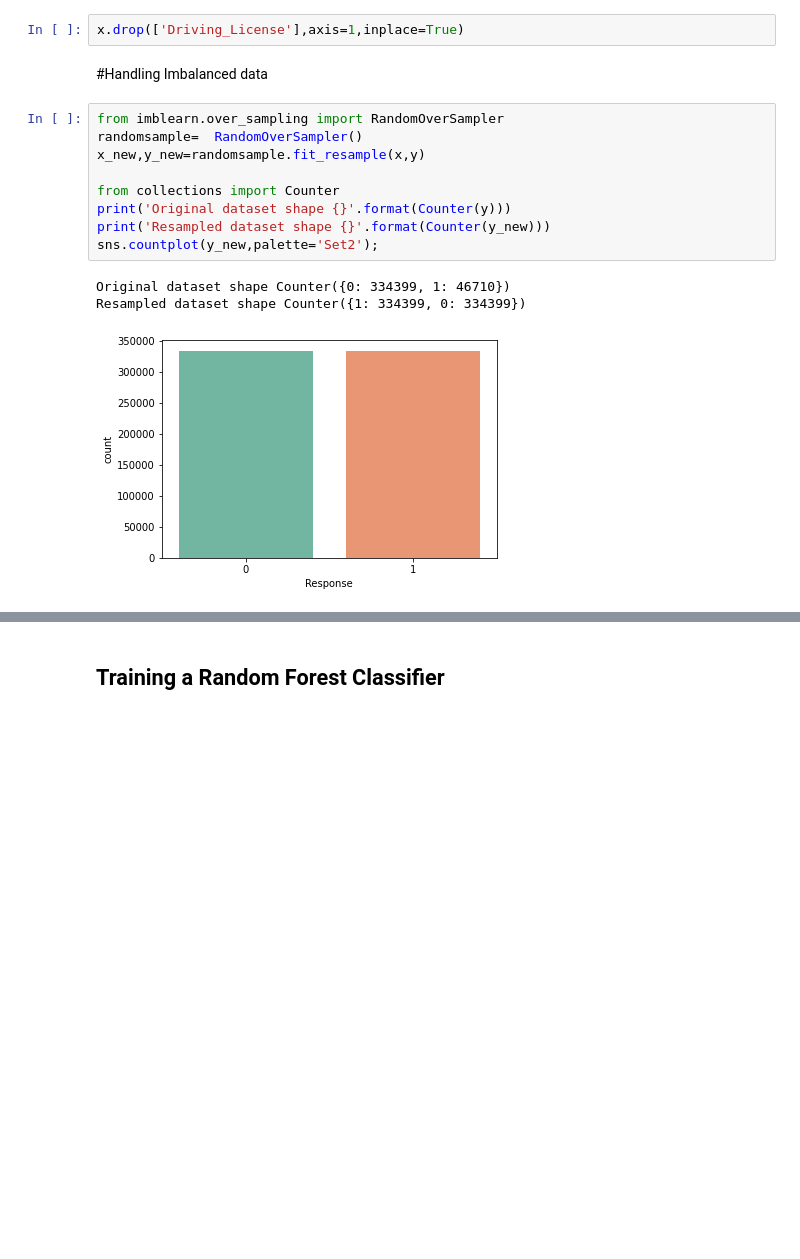
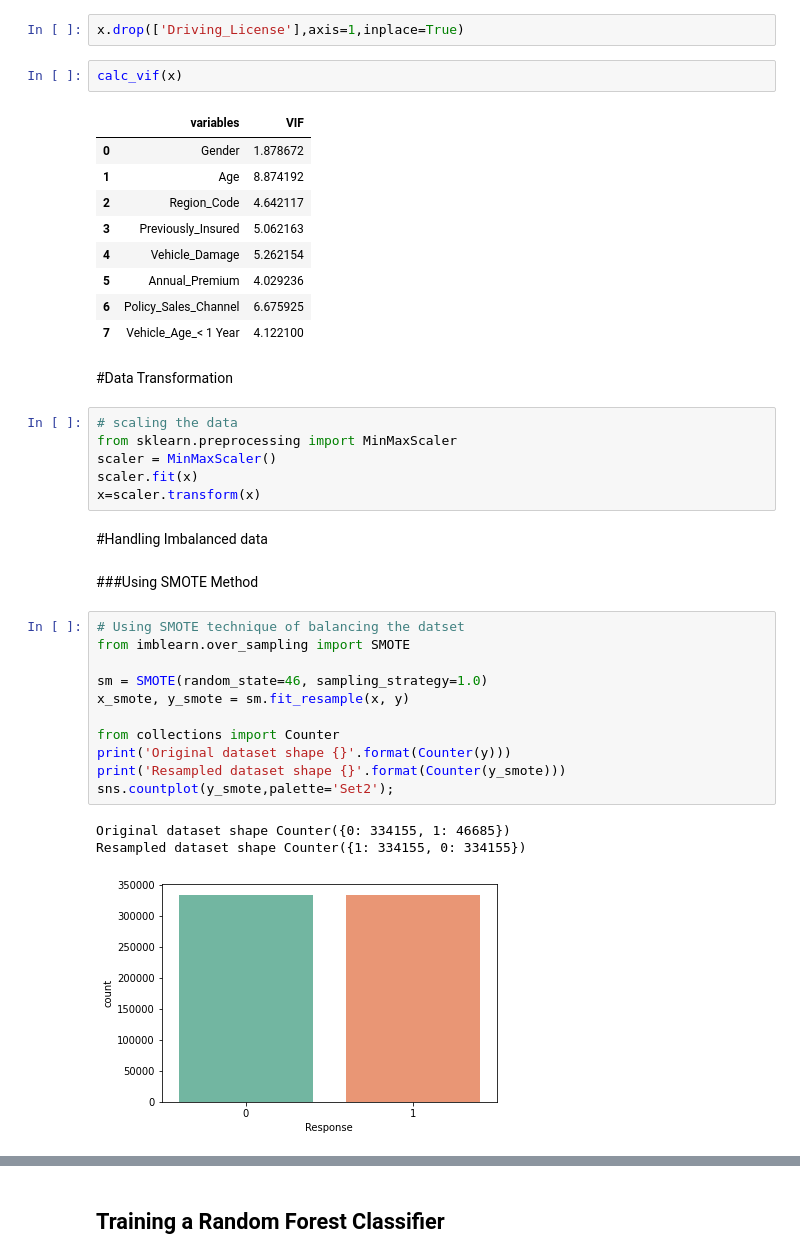
Before and after one commit to Aehteshaam-Shaikh/Health-Insurance-Cross-Sell-Prediction, a Jupyter notebook: Copy_of_HEALTH_INSURANCE_CROSS_SELL_PREDICTION.ipynb, the cells around one changed output, grey strips where cells are left out. Drawn from its saved outputs; the diff is of its cells as text; blank space fills up the shorter version.

```diff
--- a/Copy_of_HEALTH_INSURANCE_CROSS_SELL_PREDICTION.ipynb
+++ b/Copy_of_HEALTH_INSURANCE_CROSS_SELL_PREDICTION.ipynb
@@ -517,17 +496,41 @@ calc_vif(x)
 # %%
 x.drop(['Driving_License'],axis=1,inplace=True)
+# %%
+calc_vif(x)
+# %% [output]
+|  | variables | VIF |
+| 0 | Gender | 1.878672 |
+| 1 | Age | 8.874192 |
+| 2 | Region_Code | 4.642117 |
+| 3 | Previously_Insured | 5.062163 |
+| 4 | Vehicle_Damage | 5.262154 |
+| 5 | Annual_Premium | 4.029236 |
+| 6 | Policy_Sales_Channel | 6.675925 |
+| 7 | Vehicle_Age_< 1 Year | 4.122100 |
+# %% [markdown]
+#Data Transformation
+# %%
+# scaling the data
+from sklearn.preprocessing import MinMaxScaler
+scaler = MinMaxScaler()
+scaler.fit(x)
+x=scaler.transform(x)
 # %% [markdown]
 #Handling Imbalanced data
+# %% [markdown]
+###Using SMOTE Method
 # %%
-from imblearn.over_sampling import RandomOverSampler
-randomsample=  RandomOverSampler()
-x_new,y_new=randomsample.fit_resample(x,y)
+# Using SMOTE technique of balancing the datset
+from imblearn.over_sampling import SMOTE
+
+sm = SMOTE(random_state=46, sampling_strategy=1.0)
+x_smote, y_smote = sm.fit_resample(x, y)
 
 from collections import Counter
 print('Original dataset shape {}'.format(Counter(y)))
-print('Resampled dataset shape {}'.format(Counter(y_new)))
-sns.countplot(y_new,palette='Set2');
+print('Resampled dataset shape {}'.format(Counter(y_smote)))
+sns.countplot(y_smote,palette='Set2');
 # %% [output]
-Original dataset shape Counter({0: 334399, 1: 46710})
-Resampled dataset shape Counter({1: 334399, 0: 334399})
+Original dataset shape Counter({0: 334155, 1: 46685})
+Resampled dataset shape Counter({1: 334155, 0: 334155})
 [figure]
```
Also changed, not shown: parts of 58 cells of this notebook.
